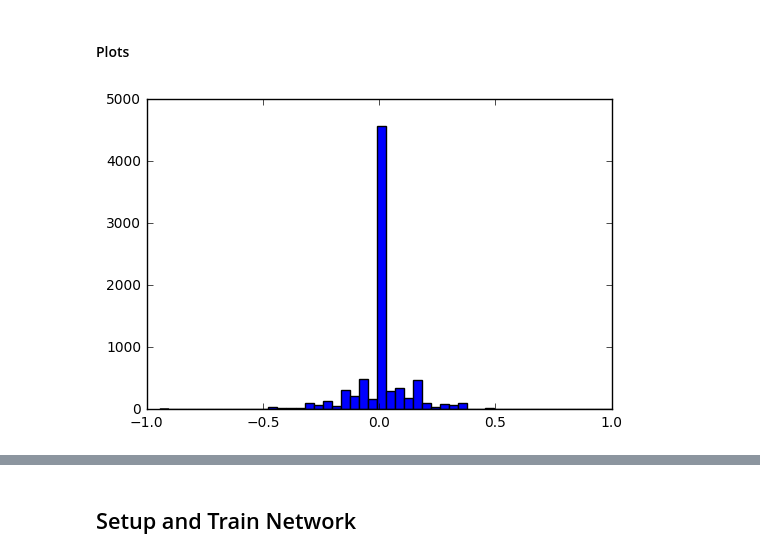
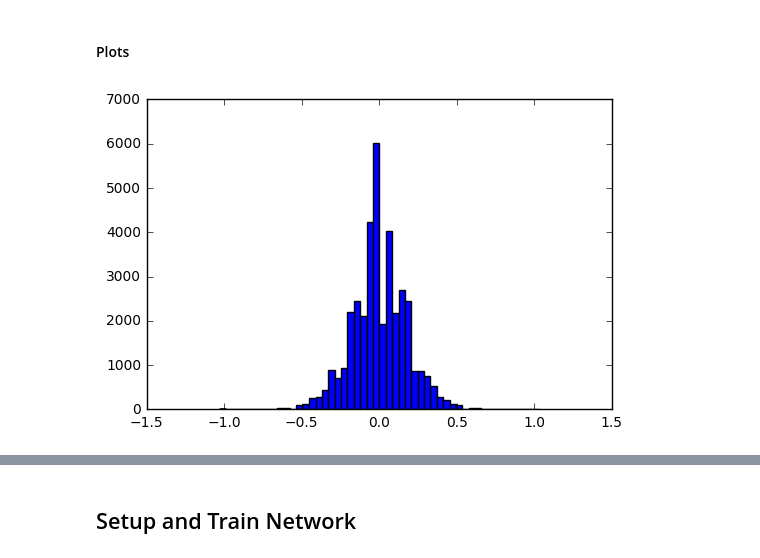
Before and after one commit to k26dr/behavioral_cloning, a Jupyter notebook: Behavioral Cloning.ipynb, the cells around one changed output, grey strips where cells are left out. Saved outputs shown, nothing was run; the diff lists cells and outputs as text; code cells hidden in the pictures.

Commit message:
data generation, train val split, batch generator

```diff
--- a/Behavioral Cloning.ipynb
+++ b/Behavioral Cloning.ipynb
@@ -21,10 +24,9 @@ from sklearn.utils import shuffle
 %matplotlib inline
 # %%
 # Configurations here
-driving_logs = ['data/udacity_data/driving_log.csv', 'data/augmented_data/driving_log.csv']
 
 flags = {
-    'augment_data': True,
+    'augment_data': False,
     'train_model': False,
     'show_plots': True
 }
@@ -125,0 +103,3 @@ pass
+# %%
+df_udacity = pd.read_csv('data/udacity_data/driving_log.csv')
+df_udacity.head()
@@ -125,0 +113,3 @@ pass
+# %%
+df_aug = pd.read_csv('data/augmented_data/driving_log.csv')
+df_aug.head()
@@ -125,0 +123,4 @@ pass
+# %%
+df = pd.concat((df_udacity, df_aug))
+df.reset_index(drop=True, inplace=True)
+df
@@ -127,9 +155,9 @@ pass
 #### Plots
 # %%
 if flags['show_plots']:
-    plt.hist(y_train, bins=50)
+    plt.hist(df['steering'], bins=50)
 # %% [output]
-[figure, old version]
+[figure, new version]
 # %%
 if flags['show_plots']:
     plt.figure(figsize=(16,5))
```
Also changed, not shown: parts of 17 cells of this notebook.
